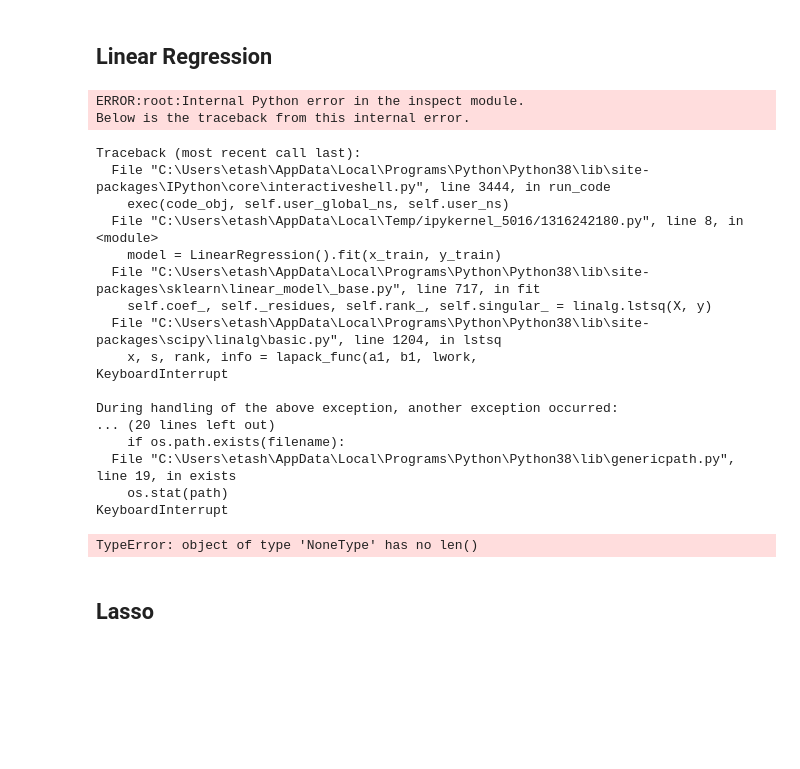
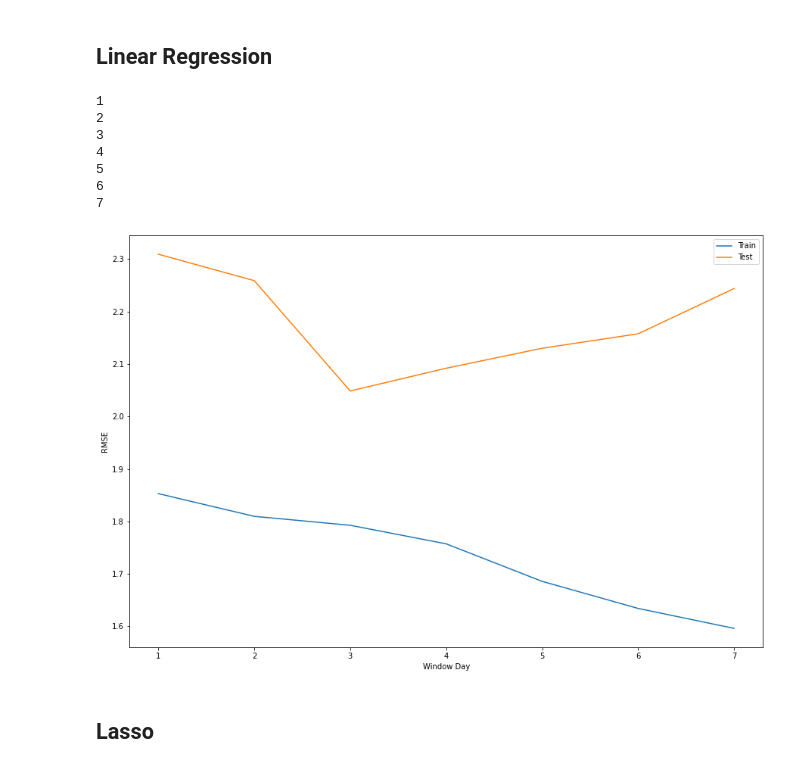
Before and after one commit to EtashTyagi/Weather_Prediction, a Jupyter notebook: Data Visualization/main.ipynb, the cells around one changed output. Cells and saved outputs as stored; diff of their text form; code cells hidden in the pictures; blank space fills up the shorter version.

```diff
--- a/Data Visualization/main.ipynb
+++ b/Data Visualization/main.ipynb
@@ -98,14 +117,30 @@ import numpy as np
 # %% [markdown]
 ## Importing Data
 # %%
-files = ["Delhi", "East_20", "East_100", "East_500", "North_20", "North_100", "North_500", "South_20", "South_100", "South_500", "West_20", "West_100","West_500"]
+import seaborn as sns
+sns.set_theme()
+plt.rcParams["figure.figsize"] = (15,10)
+
+files = ["Delhi",
+         "East_20", "East_100", "East_500",
+         "North_20", "North_100", "North_500",
+         "South_20", "South_100", "South_500",
+         "West_20", "West_100", "West_500"]
 #List containing the data for different cities
 data = []
 
 for i in range(len(files)):
     data_ = pd.read_csv("data/" + files[i] + ".csv")
+
     if i != 0:
         data_.pop("date")
+    else:
+        rs = np.random.RandomState(0)
+        corr = data_.corr()
+        sns.heatmap(corr,
+            xticklabels=corr.columns.values,
+            yticklabels=corr.columns.values,
+                    annot=True)
     data.append(data_)
 # %% [markdown]
 ## Importing data manipulation
@@ -154,53 +204,43 @@ import matplotlib.pyplot as plt
 from sklearn.neural_network import MLPRegressor
 from sklearn.linear_model import Lasso
 from sklearn.linear_model import Ridge
+
+regression_attr = "Max Temp (c)"
 # %% [markdown]
 ## Linear Regression
 # %%
 train_rmse_LR = []
 test_rmse_LR = []
 days = []
 models_LR = []
-for i in range(1,16):
-    obj = TemperaturePrediction(data, i)
+for i in range(1,8):
+    obj = PreProcessor(data, i, regression_attr)
     x_train, x_test, y_train, y_test = train_test_split(obj.X, obj.Y, test_size=0.2, random_state=1)
     model = LinearRegression().fit(x_train, y_train)
     y_pred_test = model.predict(x_test)
     y_pred_train = model.predict(x_train)
     models_LR.append(model)
     print(i)
     days.append(i)
     test_rmse_LR.append(mean_squared_error(y_test, y_pred_test)**(1/2))
     train_rmse_LR.append(mean_squared_error(y_train, y_pred_train)**(1/2))
 
 
 plt.plot(days, train_rmse_LR, label = "Train")
 plt.plot(days, test_rmse_LR, label = "Test")
 plt.ylabel("RMSE")
 plt.xlabel("Window Day")
 plt.legend()
 plt.show()
 # %% [output]
-ERROR:root:Internal Python error in the inspect module.
-Below is the traceback from this internal error.
+1
+2
+3
+4
+5
+6
+7
-Traceback (most recent call last):
-  File "C:\Users\etash\AppData\Local\Programs\Python\Python38\lib\site-packages\IPython\core\interactiveshell.py", line 3444, in run_code
-    exec(code_obj, self.user_global_ns, self.user_ns)
-  File "C:\Users\etash\AppData\Local\Temp/ipykernel_5016/1316242180.py", line 8, in <module>
-    model = LinearRegression().fit(x_train, y_train)
-  File "C:\Users\etash\AppData\Local\Programs\Python\Python38\lib\site-packages\sklearn\linear_model\_base.py", line 717, in fit
-    self.coef_, self._residues, self.rank_, self.singular_ = linalg.lstsq(X, y)
-  File "C:\Users\etash\AppData\Local\Programs\Python\Python38\lib\site-packages\scipy\linalg\basic.py", line 1204, in lstsq
-    x, s, rank, info = lapack_func(a1, b1, lwork,
-KeyboardInterrupt
-
-During handling of the above exception, another exception occurred:
-... (20 lines left out)
-    if os.path.exists(filename):
-  File "C:\Users\etash\AppData\Local\Programs\Python\Python38\lib\genericpath.py", line 19, in exists
-    os.stat(path)
-KeyboardInterrupt
-TypeError: object of type 'NoneType' has no len()
+[figure, added]
 # %% [markdown]
 ## Lasso
 # %%
```
Also changed, not shown: parts of 14 cells of this notebook.
